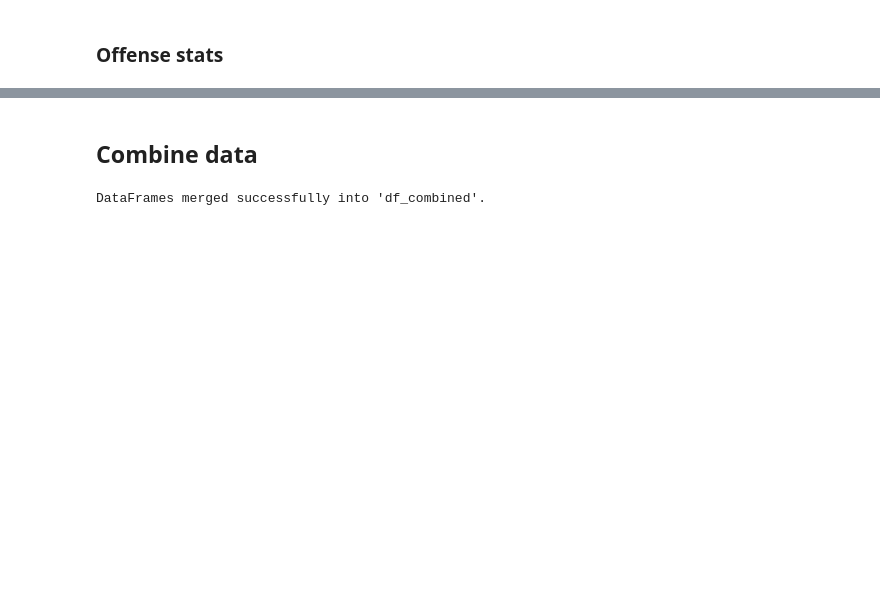
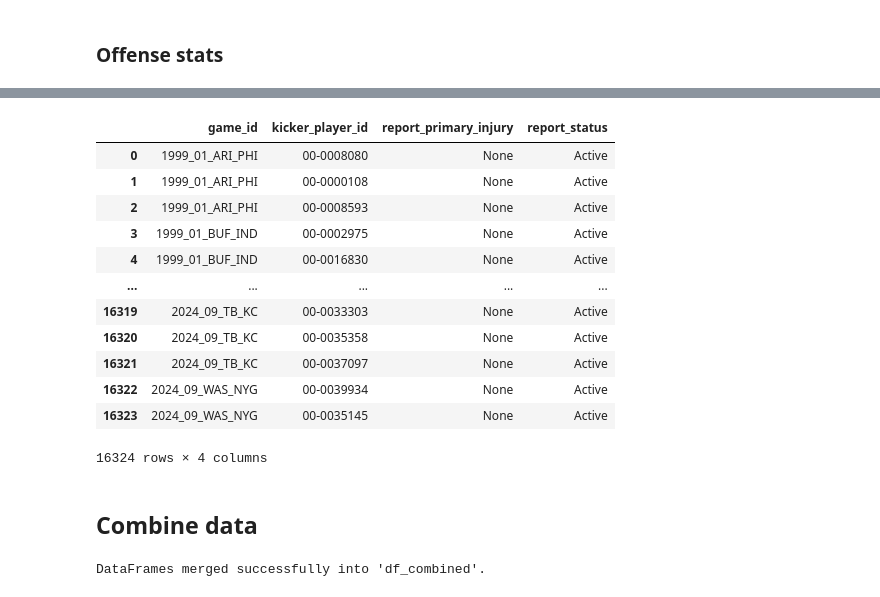
Before and after one commit to cse-6242-t134/nfl-fantasy-prediction-model, a Jupyter notebook: kicker_modeling_v3.ipynb, the cells around one changed output, grey strips where cells are left out. Saved outputs shown, nothing was run; the diff lists cells and outputs as text; code cells hidden in the pictures; blank space fills up the shorter version.

```diff
--- a/kicker_modeling_v3.ipynb
+++ b/kicker_modeling_v3.ipynb
@@ -534,3 +554,30 @@ df_kicker_game_level_agg_by_pos = df_kicker_game_level_agg_by_pos.drop(columns=d
+# %%
+injuries_df_kicker = (
+    pd.merge(
+        df_kicker_game_level.loc[:, 'game_id':'kicker_player_id'],
+        injuries_df_clean,
+        left_on=['kicker_player_id', 'season', 'week'],
+        right_on=['gsis_id', 'season', 'week'],
+        how='left'
+    ).fillna({'position': 'K', 'report_primary_injury': 'None', 'report_status': 'Active'})
+    .drop(columns=['gsis_id'])
+)[["game_id", "kicker_player_id", "report_primary_injury", "report_status"]]
+
+injuries_df_kicker
+# %% [output]
+|  | game_id | kicker_player_id | report_primary_injury | report_status |
+| 0 | 1999_01_ARI_PHI | 00-0008080 | None | Active |
+| 1 | 1999_01_ARI_PHI | 00-0000108 | None | Active |
+| 2 | 1999_01_ARI_PHI | 00-0008593 | None | Active |
+| 3 | 1999_01_BUF_IND | 00-0002975 | None | Active |
+| 4 | 1999_01_BUF_IND | 00-0016830 | None | Active |
+| ... | ... | ... | ... | ... |
+| 16319 | 2024_09_TB_KC | 00-0033303 | None | Active |
+| 16320 | 2024_09_TB_KC | 00-0035358 | None | Active |
+| 16321 | 2024_09_TB_KC | 00-0037097 | None | Active |
+| 16322 | 2024_09_WAS_NYG | 00-0039934 | None | Active |
+| 16323 | 2024_09_WAS_NYG | 00-0035145 | None | Active |
+16324 rows × 4 columns
 # %% [markdown]
 ## Combine data
 # %%
```
Also changed, not shown: parts of 14 cells of this notebook, 1 other file.
